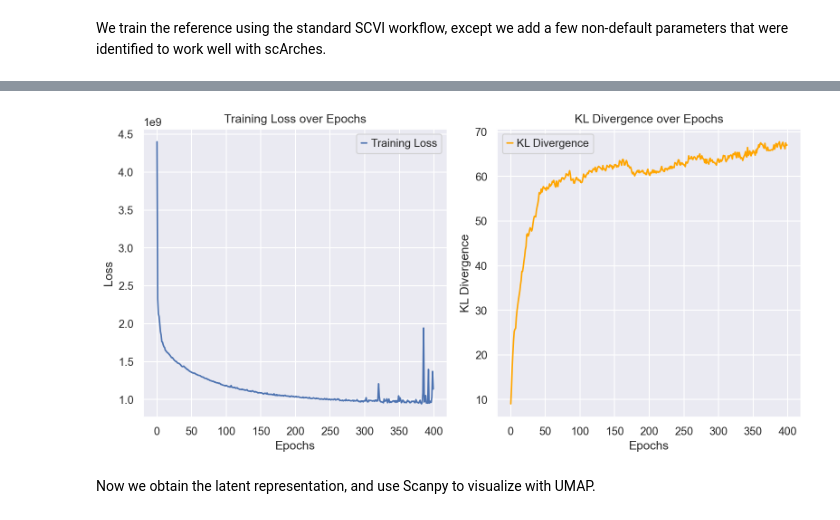
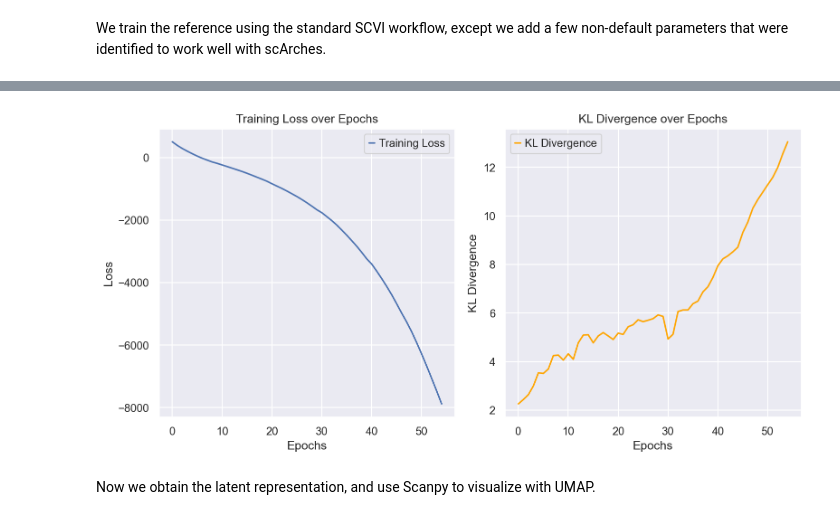
Before and after one commit to benayedi/thesis, a Jupyter notebook: quasi likelihood.ipynb, the cells around one changed output, grey strips where cells are left out. Cells and saved outputs as stored; diff of their text form; code cells hidden in the pictures.

```diff
--- a/quasi likelihood.ipynb
+++ b/quasi likelihood.ipynb
@@ -81,7 +81,7 @@ scvi_ref = QuasiSCVI(
 )
 
 # Train the model
-scvi_ref.train()
+scvi_ref.train(max_epochs=55, plan_kwargs={"lr": 1e-4})
 # %% [output]
 GPU available: True (mps), used: False
 TPU available: False, using: 0 TPU cores
@@ -109,25 +93,29 @@ max value
+# %%
+scvi_ref.history["elbo_train"]
+train_loss = scvi_ref.history["elbo_train"]
+kl_divergence = scvi_ref.history["kl_local_train"]
 # %%
 # Plot training loss
 plt.figure(figsize=(10, 5))
 plt.subplot(1, 2, 1)
-plt.plot(train_loss_history, label='Training Loss')
+plt.plot(train_loss, label='Training Loss')
 plt.xlabel('Epochs')
 plt.ylabel('Loss')
 plt.title('Training Loss over Epochs')
 plt.legend()
 
 # Plot KL divergence
 plt.subplot(1, 2, 2)
-plt.plot(kl_divergence_history, label='KL Divergence', color='orange')
+plt.plot(kl_divergence, label='KL Divergence', color='orange')
 plt.xlabel('Epochs')
 plt.ylabel('KL Divergence')
 plt.title('KL Divergence over Epochs')
 plt.legend()
 
 plt.tight_layout()
 plt.show()
 # %% [output]
-[figure, old version]
+[figure, new version]
 # %% [markdown]
 Now we obtain the latent representation, and use Scanpy to visualize with UMAP.
 # %%
```
Also changed, not shown: parts of 4 cells of this notebook, 1 other file.
